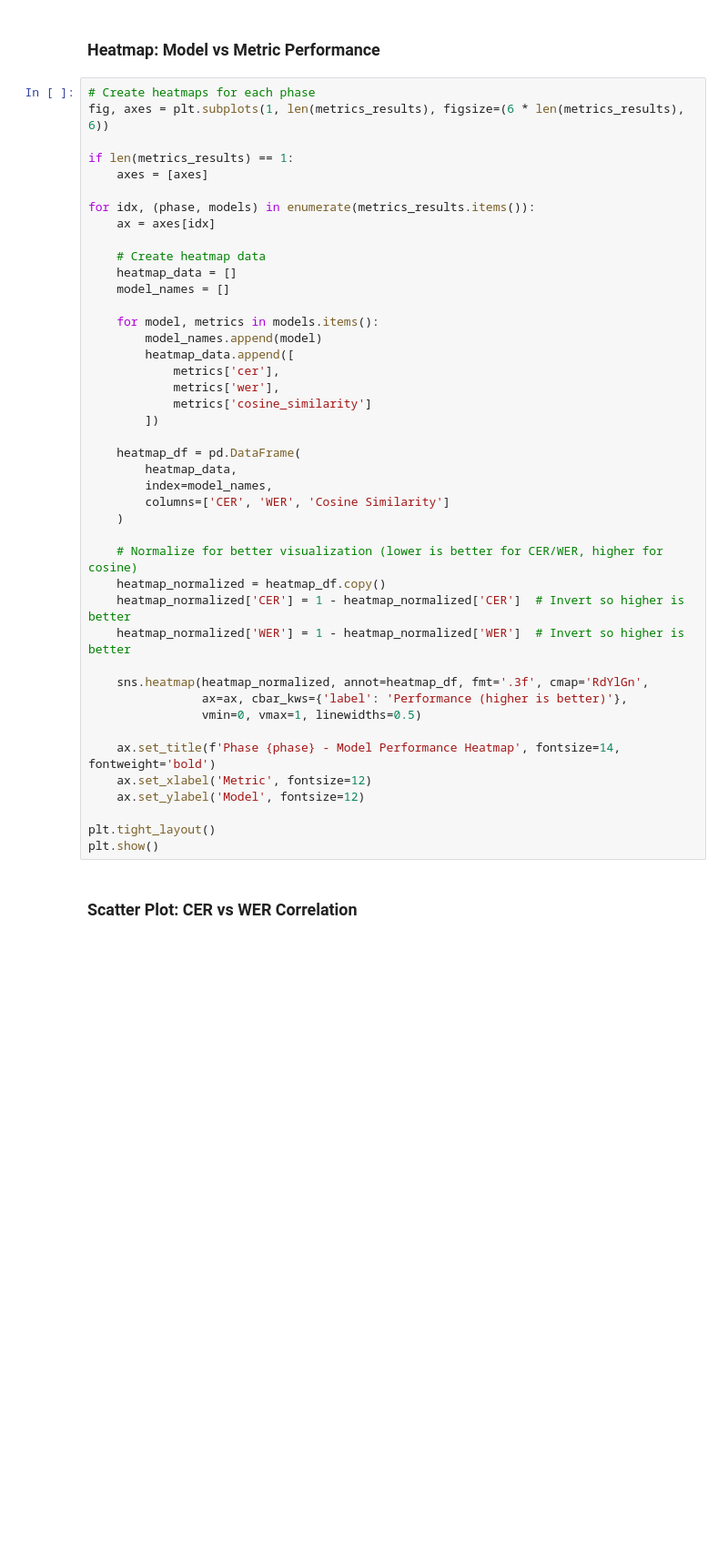
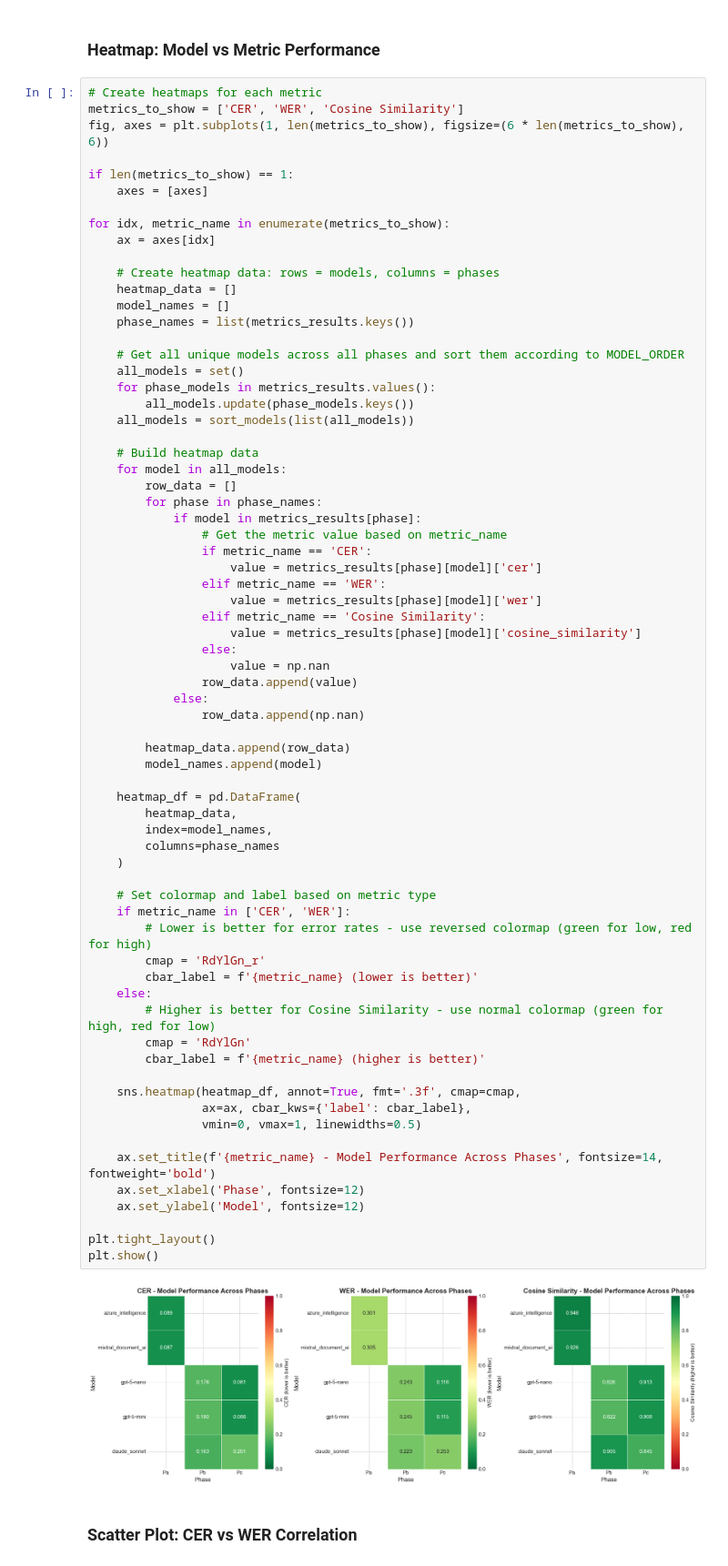
Before and after one commit to kenza-ily/disco, a Jupyter notebook: ocr_vs_vlm/results/4_notebooks/by_dataset/parsing_iam_handwriting.ipynb, the cells around one changed output. Shown at 91% size. Cells and saved outputs as stored; diff of their text form; blank space fills up the shorter version.

```diff
--- a/ocr_vs_vlm/results/4_notebooks/by_dataset/parsing_iam_handwriting.ipynb
+++ b/ocr_vs_vlm/results/4_notebooks/by_dataset/parsing_iam_handwriting.ipynb
@@ -468,48 +534,76 @@ plt.show()
 # %% [markdown]
 ### Heatmap: Model vs Metric Performance
 # %%
-# Create heatmaps for each phase
-fig, axes = plt.subplots(1, len(metrics_results), figsize=(6 * len(metrics_results), 6))
+# Create heatmaps for each metric
+metrics_to_show = ['CER', 'WER', 'Cosine Similarity']
+fig, axes = plt.subplots(1, len(metrics_to_show), figsize=(6 * len(metrics_to_show), 6))
 
-if len(metrics_results) == 1:
+if len(metrics_to_show) == 1:
     axes = [axes]
 
-for idx, (phase, models) in enumerate(metrics_results.items()):
+for idx, metric_name in enumerate(metrics_to_show):
     ax = axes[idx]
 
-    # Create heatmap data
+    # Create heatmap data: rows = models, columns = phases
     heatmap_data = []
     model_names = []
+    phase_names = list(metrics_results.keys())
 
-    for model, metrics in models.items():
+    # Get all unique models across all phases and sort them according to MODEL_ORDER
+    all_models = set()
+    for phase_models in metrics_results.values():
+        all_models.update(phase_models.keys())
+    all_models = sort_models(list(all_models))
+
+    # Build heatmap data
+    for model in all_models:
+        row_data = []
+        for phase in phase_names:
+            if model in metrics_results[phase]:
+                # Get the metric value based on metric_name
+                if metric_name == 'CER':
+                    value = metrics_results[phase][model]['cer']
+                elif metric_name == 'WER':
+                    value = metrics_results[phase][model]['wer']
+                elif metric_name == 'Cosine Similarity':
+                    value = metrics_results[phase][model]['cosine_similarity']
+                else:
+                    value = np.nan
+                row_data.append(value)
+            else:
+                row_data.append(np.nan)
+
+        heatmap_data.append(row_data)
         model_names.append(model)
-        heatmap_data.append([
-            metrics['cer'],
-            metrics['wer'],
-            metrics['cosine_similarity']
-        ])
 
     heatmap_df = pd.DataFrame(
         heatmap_data,
         index=model_names,
-        columns=['CER', 'WER', 'Cosine Similarity']
+        columns=phase_names
     )
 
-    # Normalize for better visualization (lower is better for CER/WER, higher for cosine)
-    heatmap_normalized = heatmap_df.copy()
-    heatmap_normalized['CER'] = 1 - heatmap_normalized['CER']  # Invert so higher is better
-    heatmap_normalized['WER'] = 1 - heatmap_normalized['WER']  # Invert so higher is better
+    # Set colormap and label based on metric type
+    if metric_name in ['CER', 'WER']:
+        # Lower is better for error rates - use reversed colormap (green for low, red for high)
+        cmap = 'RdYlGn_r'
+        cbar_label = f'{metric_name} (lower is better)'
+    else:
+        # Higher is better for Cosine Similarity - use normal colormap (green for high, red for low)
+        cmap = 'RdYlGn'
+        cbar_label = f'{metric_name} (higher is better)'
 
-    sns.heatmap(heatmap_normalized, annot=heatmap_df, fmt='.3f', cmap='RdYlGn',
-                ax=ax, cbar_kws={'label': 'Performance (higher is better)'},
+    sns.heatmap(heatmap_df, annot=True, fmt='.3f', cmap=cmap,
+                ax=ax, cbar_kws={'label': cbar_label},
                 vmin=0, vmax=1, linewidths=0.5)
 
-    ax.set_title(f'Phase {phase} - Model Performance Heatmap', fontsize=14, fontweight='bold')
-    ax.set_xlabel('Metric', fontsize=12)
+    ax.set_title(f'{metric_name} - Model Performance Across Phases', fontsize=14, fontweight='bold')
+    ax.set_xlabel('Phase', fontsize=12)
     ax.set_ylabel('Model', fontsize=12)
 
 plt.tight_layout()
 plt.show()
+# %% [output]
+[figure, added]
 # %% [markdown]
 ### Scatter Plot: CER vs WER Correlation
 # %%
```
Also changed, not shown: parts of 14 cells of this notebook, 8 other files.
